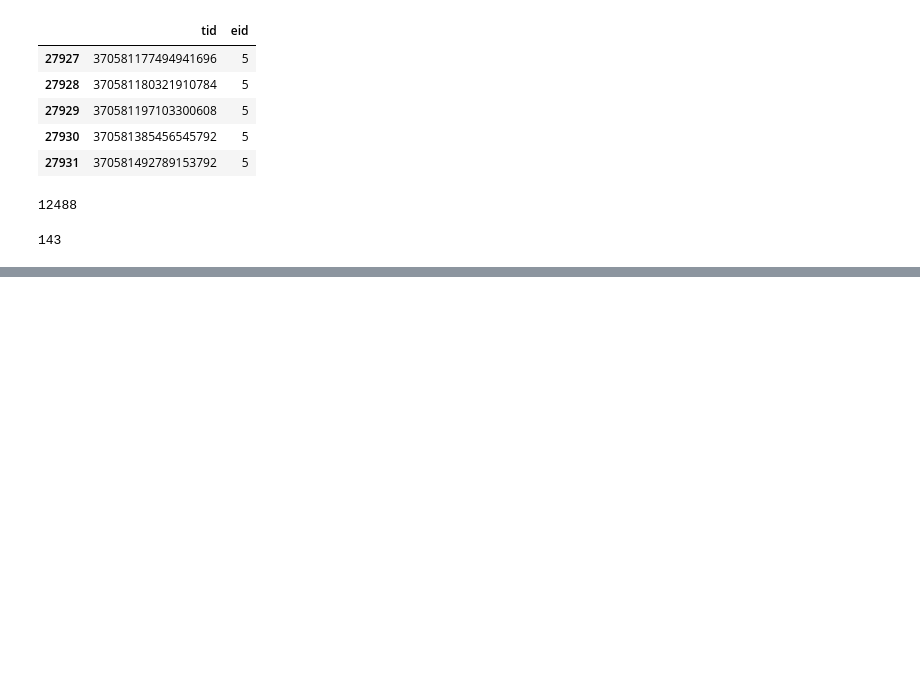
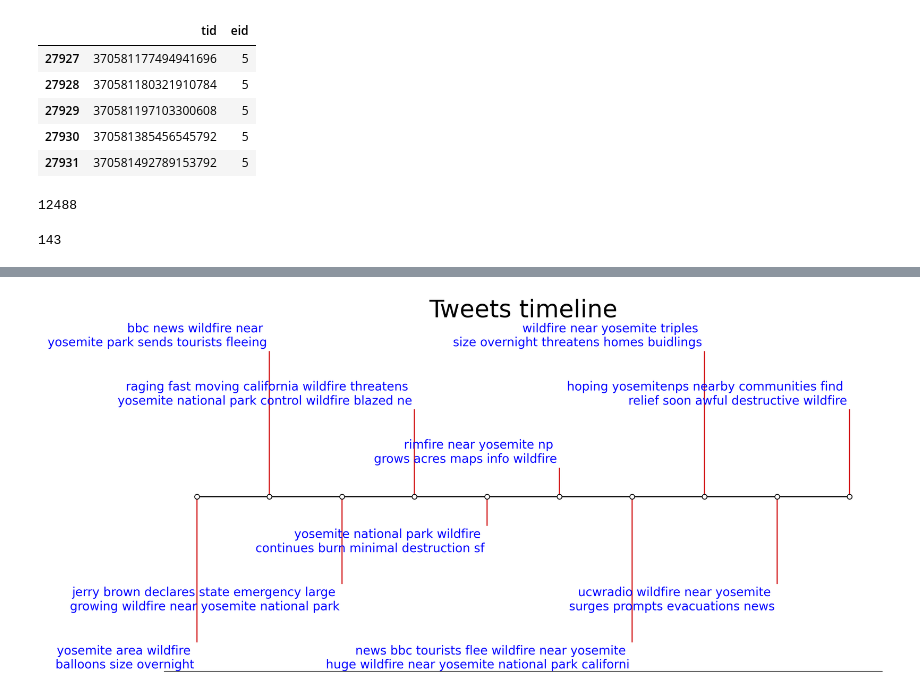
Before and after one commit to explorerwjy/Storytelling, a Jupyter notebook: src/Test.ipynb, the cells around one changed output, grey strips where cells are left out. Drawn from its saved outputs; the diff is of its cells as text; code cells hidden in the pictures; blank space fills up the shorter version.

```diff
--- a/src/Test.ipynb
+++ b/src/Test.ipynb
@@ -211,10 +208,12 @@ plt.show()
 # %%
+Keyinfos = []
 for i in range(max(clusters)+1):
     print(i+1)
     topics = np.where(clusters==i)
     #print(topics)
     topics = topics[0]
-    DC.showTopic(df, topics, Nshow=3)
+    info = DC.showTopic(df, topics, Nshow=3)
+    Keyinfos.append(info)
     print("-------------")
 # %% [output]
 1
@@ -236,0 +276,8 @@ rim wildfire nearly doubles size burns yosemite park via josephjett news
+# %%
+names = [" ".join(DC.Clean(x["text"])) for x in Keyinfos]
+dates = [x["created_at"] for x in Keyinfos]
+# Convert date strings (e.g. 2014-10-18) to datetime
+dates = [datetime.strptime(d, '%a %b %d %X %z %Y') for d in dates]
+# %%
+dates = [d.strftime("%m-%d-%X") for d in dates]
+dates
@@ -236,0 +295,47 @@ rim wildfire nearly doubles size burns yosemite park via josephjett news
+# %%
+import matplotlib.pyplot as plt
+import numpy as np
+import matplotlib.dates as mdates
+from datetime import datetime
+
+levels = np.tile([-5, 5, -3, 3, -1, 1],
+                 int(np.ceil(len(dates)/6)))[:len(dates)]
+
+# Create figure and plot a stem plot with the date
+fig, ax = plt.subplots(figsize=(16,8), dpi=200)
+#ax.set(title=,
+ax.set_title("Tweets timeline", fontsize=30)
+markerline, stemline, baseline = ax.stem(dates, levels,
+                                         linefmt="C3-", basefmt="k-",
+                                         use_line_collection=True)
+
+plt.setp(markerline, mec="k", mfc="w", zorder=3)
+
+# Shift the markers to the baseline by replacing the y-data by zeros.
+markerline.set_ydata(np.zeros(len(dates)))
+
+# annotate lines
+vert = np.array(['top', 'bottom'])[(levels > 0).astype(int)]
+for d, l, r, va in zip(dates, levels, names, vert):
+    rs = r.split()
+    half = int(len(rs)/2)
+    r = rs[:half] + ["\n"] + rs[half:]
+    r = " ".join(r)
+    #print(r)
+    ax.annotate(r, xy=(d, l), xytext=(-3, np.sign(l)*3),
+                textcoords="offset points", va=va, ha="right", fontsize=15, color="blue")
+
+# format xaxis with 4 month intervals
+ax.get_xaxis().set_major_locator(mdates.HourLocator(interval=1))
+ax.get_xaxis().set_major_formatter(mdates.DateFormatter("%d %X"))
+plt.setp(ax.get_xticklabels(), rotation=30, ha="right")
+
+# remove y axis and spines
+ax.get_yaxis().set_visible(False)
+for spine in ["left", "top", "right"]:
+    ax.spines[spine].set_visible(False)
+
+ax.margins(y=0.1)
+plt.show()
+# %% [output]
+[figure, added]
```
Also changed, not shown: parts of 22 cells of this notebook, 4 other files.
